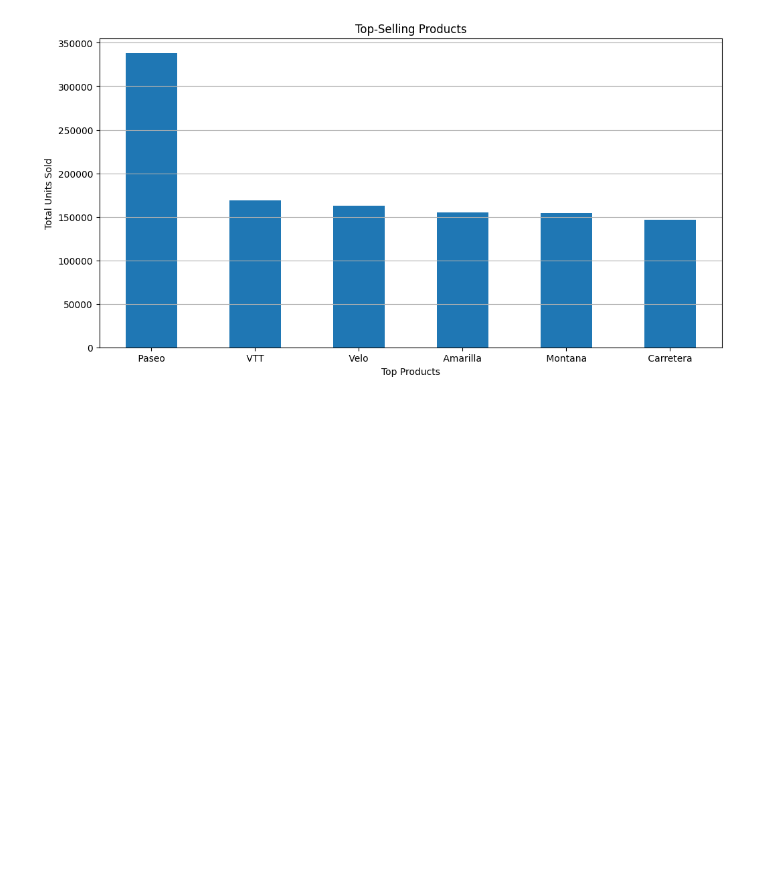
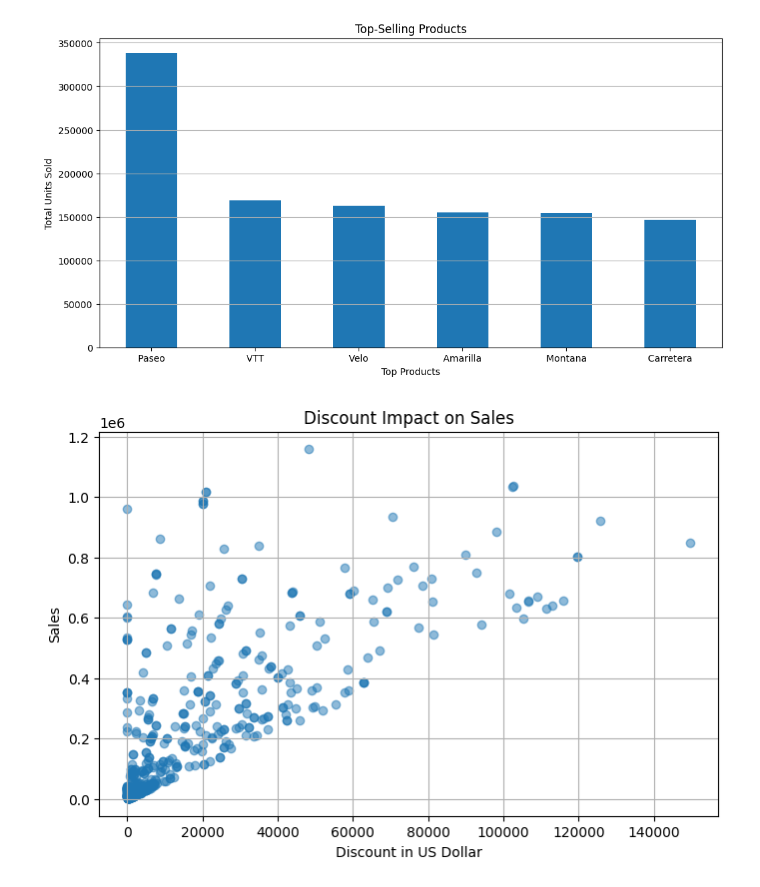
Before and after one commit to Jen-uis/Preprocessing-Financial-Data, a Jupyter notebook: Project-Code.ipynb, the cells around one changed output. Cells and saved outputs as stored; diff of their text form; code cells hidden in the pictures; blank space fills up the shorter version.

```diff
--- a/Project-Code.ipynb
+++ b/Project-Code.ipynb
@@ -153,3 +153,14 @@ plt.grid(axis="y")
 plt.show()
 # %% [output]
 [figure]
+# %%
+# Impact of Discount on Sales
+plt.figure(figsize=(8, 5))
+plt.scatter(financial_data["Discounts"], financial_data["Sales"], alpha = 0.5)
+plt.xlabel("Discount in US Dollar")
+plt.ylabel("Sales")
+plt.title("Discount Impact on Sales")
+plt.grid()
+plt.show()
+# %% [output]
+[figure, added]
```
